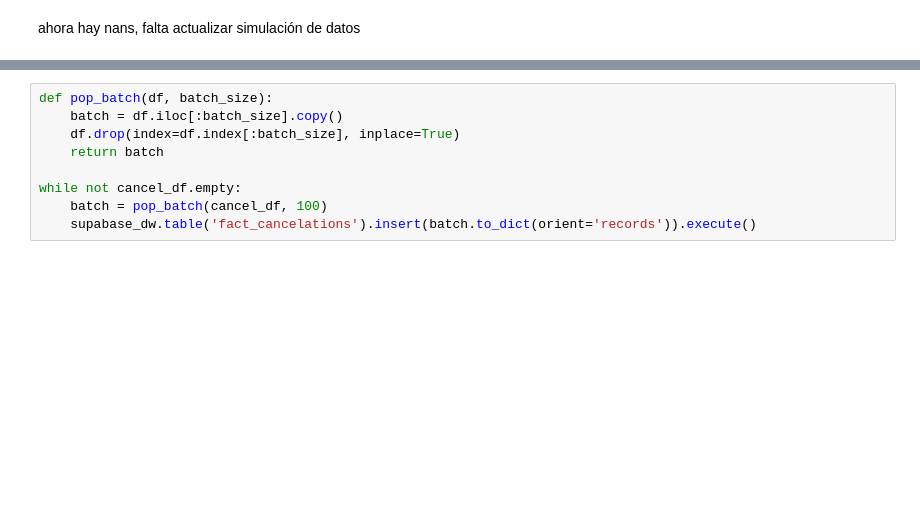
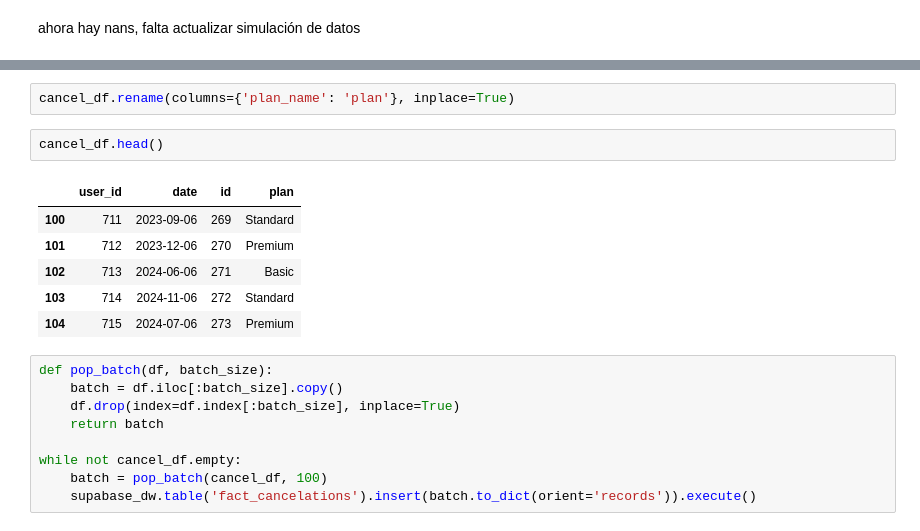
Before and after one commit to nazarenomm/Chauflix, a Jupyter notebook: etl_cancelation.ipynb, the cells around one changed output, grey strips where cells are left out. Cells and saved outputs as stored; diff of their text form; blank space fills up the shorter version.

```diff
--- a/etl_cancelation.ipynb
+++ b/etl_cancelation.ipynb
@@ -107,3 +108,14 @@ cancel_df.to_dict(orient='records')
+# %%
+cancel_df.rename(columns={'plan_name': 'plan'}, inplace=True)
+# %%
+cancel_df.head()
+# %% [output]
+|  | user_id | date | id | plan |
+| 100 | 711 | 2023-09-06 | 269 | Standard |
+| 101 | 712 | 2023-12-06 | 270 | Premium |
+| 102 | 713 | 2024-06-06 | 271 | Basic |
+| 103 | 714 | 2024-11-06 | 272 | Standard |
+| 104 | 715 | 2024-07-06 | 273 | Premium |
 # %%
 def pop_batch(df, batch_size):
     batch = df.iloc[:batch_size].copy()
```
Also changed, not shown: parts of 8 cells of this notebook, 1 other file.
